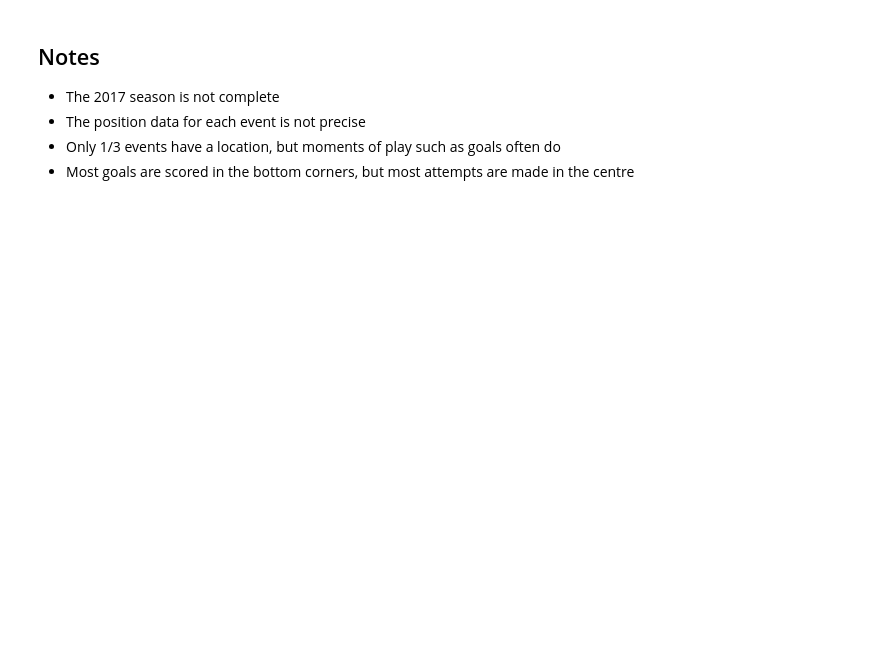
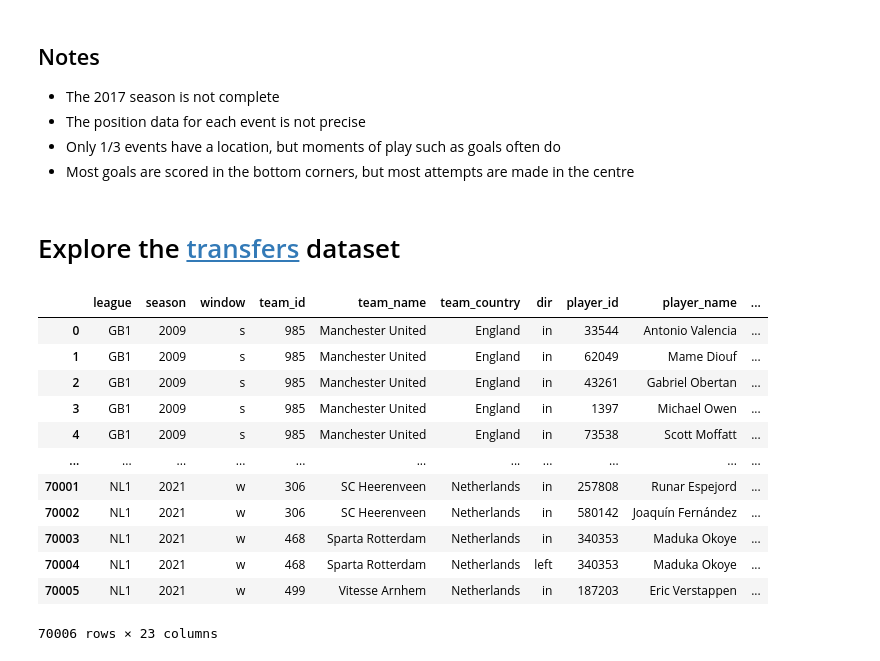
Before and after one commit to com-480-data-visualization/Nordic-Nerds, a Jupyter notebook: data_exploration.ipynb, the cells around one changed output. Saved outputs shown, nothing was run; the diff lists cells and outputs as text; code cells hidden in the pictures; blank space fills up the shorter version.

```diff
--- a/data_exploration.ipynb
+++ b/data_exploration.ipynb
@@ -125,3 +64,22 @@ goal_rates
 - The position data for each event is not precise
 - Only 1/3 events have a location, but moments of play such as goals often do
 - Most goals are scored in the bottom corners, but most attempts are made in the centre
+# %% [markdown]
+# Explore the [transfers](https://github.com/d2ski/football-transfers-data) dataset
+# %%
+full_df = pd.read_csv(TRANSFERS_DIR.joinpath("transfers.csv"))
+full_df
+# %% [output]
+|  | league | season | window | team_id | team_name | team_country | dir | player_id | player_name | ... |
+| 0 | GB1 | 2009 | s | 985 | Manchester United | England | in | 33544 | Antonio Valencia | ... |
+| 1 | GB1 | 2009 | s | 985 | Manchester United | England | in | 62049 | Mame Diouf | ... |
+| 2 | GB1 | 2009 | s | 985 | Manchester United | England | in | 43261 | Gabriel Obertan | ... |
+| 3 | GB1 | 2009 | s | 985 | Manchester United | England | in | 1397 | Michael Owen | ... |
+| 4 | GB1 | 2009 | s | 985 | Manchester United | England | in | 73538 | Scott Moffatt | ... |
+| ... | ... | ... | ... | ... | ... | ... | ... | ... | ... | ... |
+| 70001 | NL1 | 2021 | w | 306 | SC Heerenveen | Netherlands | in | 257808 | Runar Espejord | ... |
+| 70002 | NL1 | 2021 | w | 306 | SC Heerenveen | Netherlands | in | 580142 | Joaquín Fernández | ... |
+| 70003 | NL1 | 2021 | w | 468 | Sparta Rotterdam | Netherlands | in | 340353 | Maduka Okoye | ... |
+| 70004 | NL1 | 2021 | w | 468 | Sparta Rotterdam | Netherlands | left | 340353 | Maduka Okoye | ... |
+| 70005 | NL1 | 2021 | w | 499 | Vitesse Arnhem | Netherlands | in | 187203 | Eric Verstappen | ... |
+70006 rows × 23 columns
```
Also changed, not shown: parts of 17 cells of this notebook.
